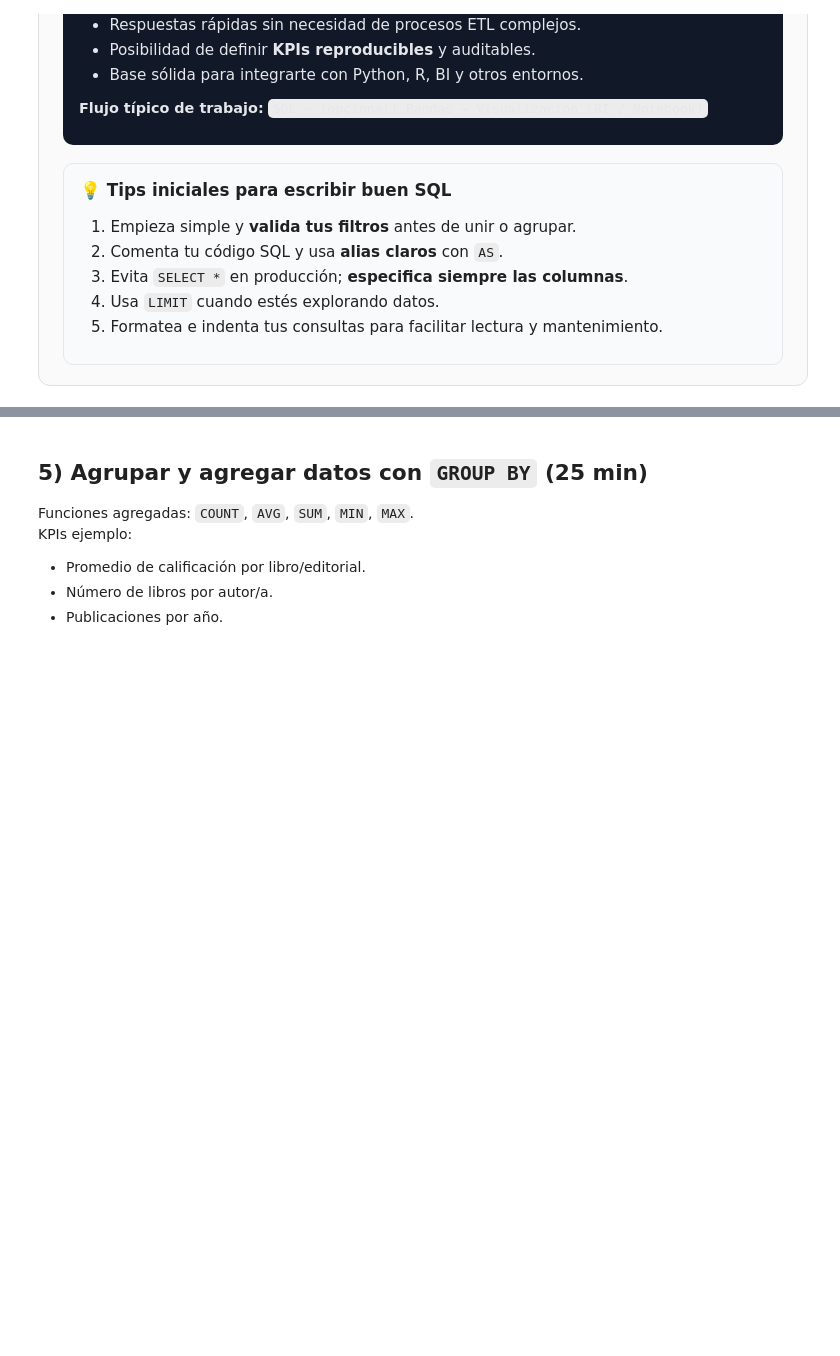
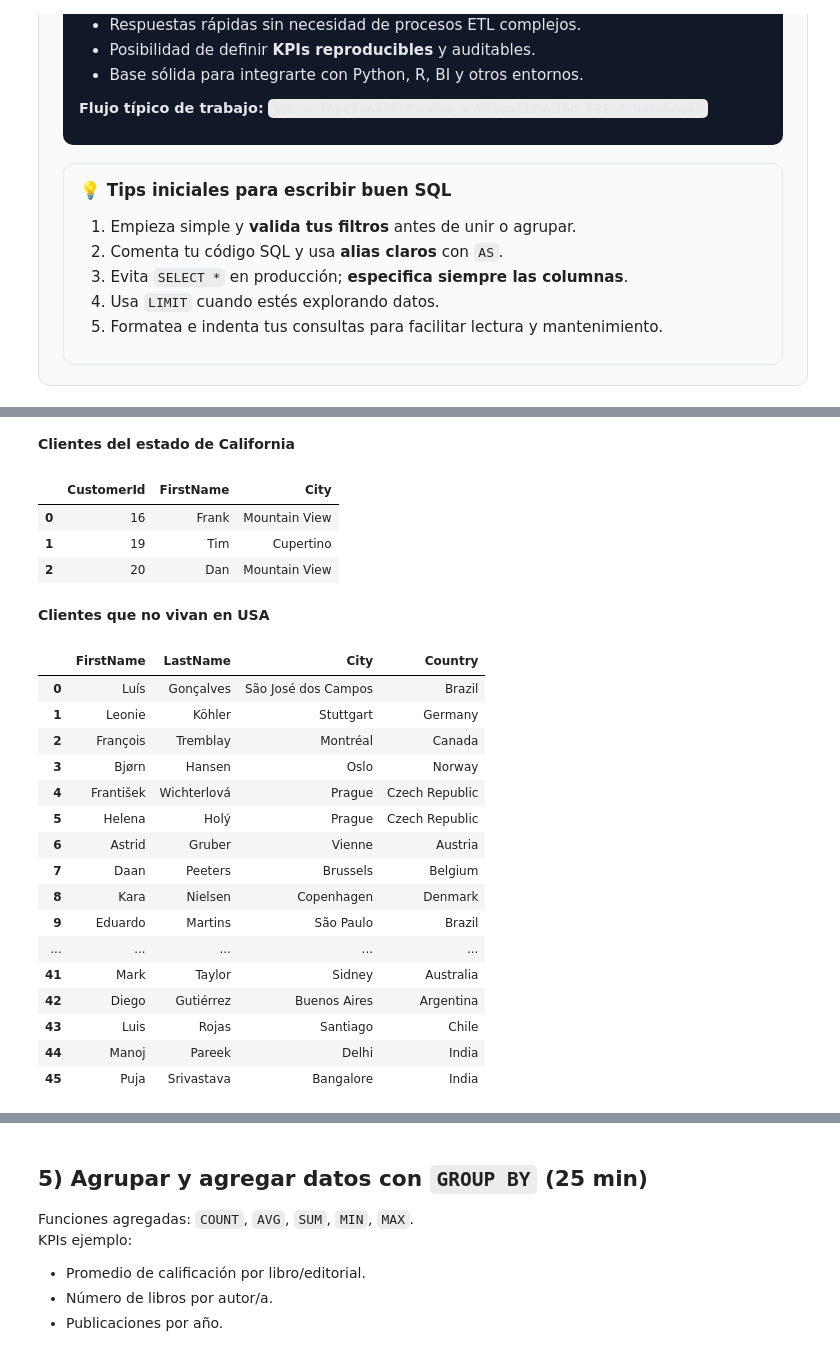
Before and after one commit to gbuvoli/DA_T8, a Jupyter notebook: Sprint3_Semana1.ipynb, the cells around one changed output, grey strips where cells are left out. Cells and saved outputs as stored; diff of their text form; code cells hidden in the pictures; blank space fills up the shorter version.

```diff
--- a/Sprint3_Semana1.ipynb
+++ b/Sprint3_Semana1.ipynb
@@ -286,0 +210,15 @@ display(books.head())
+# %%
+import sqlite3
+import pandas as pd
+
+# Hacemos la conexión a la Database
+conn = sqlite3.connect("chinook.db")
+
+# Redactamos la Query
+query= '''
+SELECT name
+FROM sqlite_master
+WHERE type='table';
+'''
+#Consultamos e imprimimos resultado
+pd.read_sql(query, conn)
@@ -331,0 +355,43 @@ display(top_pages)
+# %% [markdown]
+**Clientes del estado de California**
+# %%
+query='''
+SELECT CustomerId,FirstName,City
+FROM Customer
+WHERE State='CA';
+'''
+
+pd.read_sql(query, conn)
+# %% [output]
+|  | CustomerId | FirstName | City |
+| 0 | 16 | Frank | Mountain View |
+| 1 | 19 | Tim | Cupertino |
+| 2 | 20 | Dan | Mountain View |
+# %% [markdown]
+**Clientes que no vivan en USA**
+# %%
+query='''
+SELECT FirstName, LastName, City, Country
+FROM Customer
+WHERE Country != "USA";
+'''
+
+pd.read_sql(query, conn)
+# %% [output]
+|  | FirstName | LastName | City | Country |
+| 0 | Luís | Gonçalves | São José dos Campos | Brazil |
+| 1 | Leonie | Köhler | Stuttgart | Germany |
+| 2 | François | Tremblay | Montréal | Canada |
+| 3 | Bjørn | Hansen | Oslo | Norway |
+| 4 | František | Wichterlová | Prague | Czech Republic |
+| 5 | Helena | Holý | Prague | Czech Republic |
+| 6 | Astrid | Gruber | Vienne | Austria |
+| 7 | Daan | Peeters | Brussels | Belgium |
+| 8 | Kara | Nielsen | Copenhagen | Denmark |
+| 9 | Eduardo | Martins | São Paulo | Brazil |
+| ... | ... | ... | ... | ... |
+| 41 | Mark | Taylor | Sidney | Australia |
+| 42 | Diego | Gutiérrez | Buenos Aires | Argentina |
+| 43 | Luis | Rojas | Santiago | Chile |
+| 44 | Manoj | Pareek | Delhi | India |
+| 45 | Puja | Srivastava | Bangalore | India |
```
Also changed, not shown: parts of 48 cells of this notebook, 5 other files.
